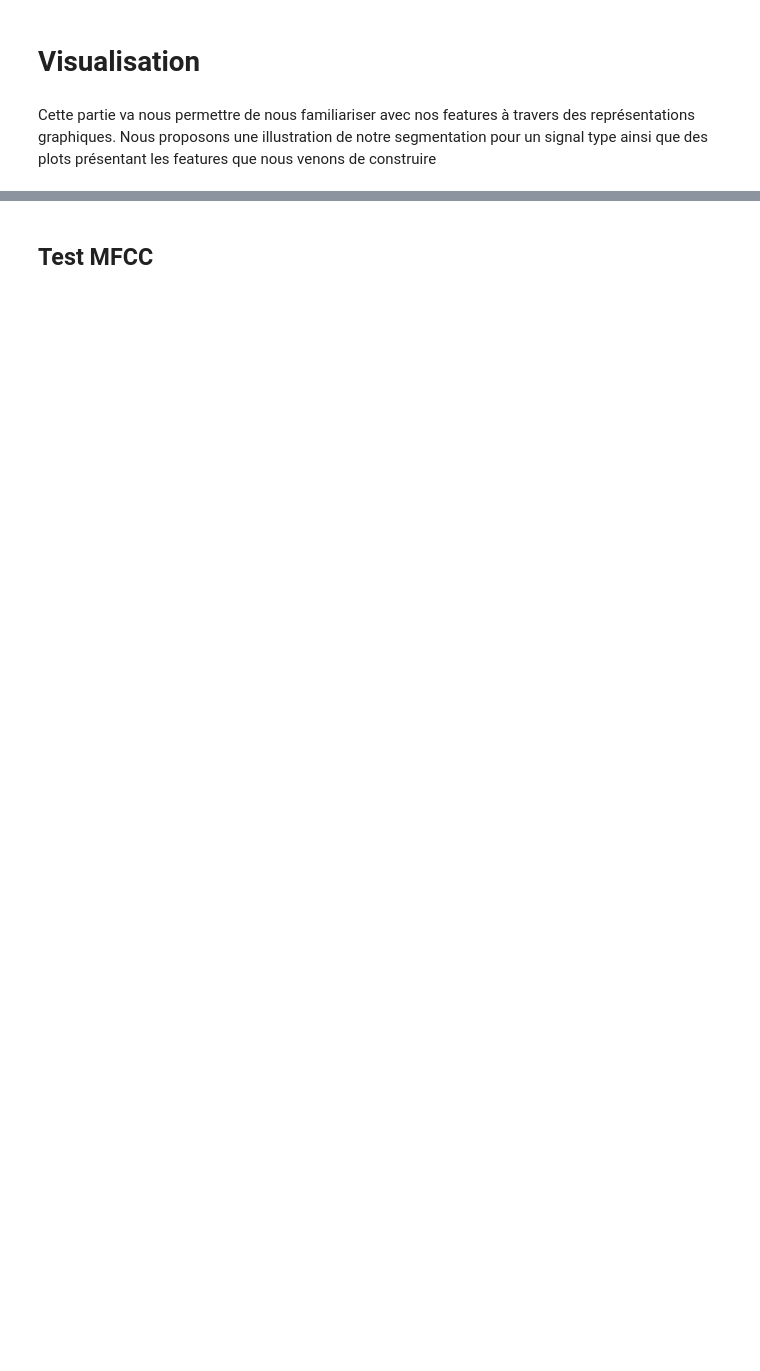
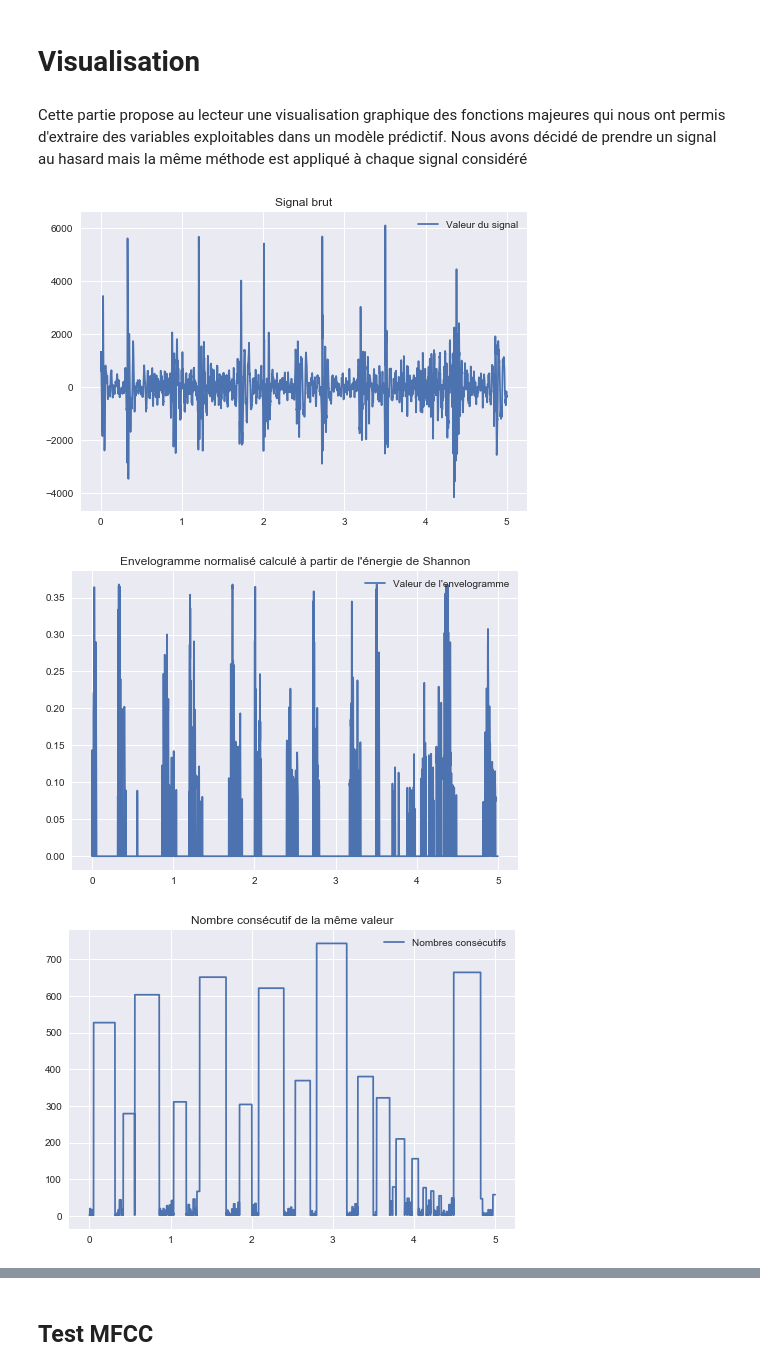
Before and after one commit to aymericfloyrac/Python_for_datascience, a Jupyter notebook: Projet+Python+BA.ipynb, the cells around one changed output, grey strips where cells are left out. Drawn from its saved outputs; the diff is of its cells as text; code cells hidden in the pictures; blank space fills up the shorter version.

```diff
--- a/Projet+Python+BA.ipynb
+++ b/Projet+Python+BA.ipynb
@@ -453,25 +441,51 @@ class PCG:
         return features
 # %% [markdown]
 # Visualisation
-# %% [markdown]
-Cette partie va nous permettre de nous familiariser avec nos features à travers des représentations graphiques. Nous proposons une illustration de notre segmentation pour un signal type ainsi que des plots présentant les features que nous venons de construire
-# %%
-time_length = 10000
-sample = train[87][:time_length]
-# %%
-pcg = PCG(sample)
-segmentation,E,lag,c = pcg.segmentation()
+# %% [markdown]
+Cette partie propose au lecteur une visualisation graphique des fonctions majeures qui nous ont permis d'extraire des variables exploitables dans un modèle prédictif. Nous avons décidé de prendre un signal au hasard mais la même méthode est appliqué à chaque signal considéré
 # %%
-plt.figure(figsize=(14,5))
+signal =  train[87][:time_length]
+pcg = PCG(signal)
+e = pcg.envelogram()
+c = pcg.consec_count()
+segmentation,e,lag,t = pcg.segmentation()
 l = time_length-lag
 x = np.linspace(0,l/2000,l)
-plt.fill_between(x,0,1,where = segmentation=='S1',facecolor='r',alpha=.3,label='S1')
-plt.fill_between(x,0,1,where = segmentation=='S2',facecolor='r',alpha=.1,label='S2')
-plt.fill_between(x,0,1,where = segmentation=='systole',facecolor='b',alpha=.3,label='systole')
-plt.fill_between(x,0,1,where = segmentation=='diastole',facecolor='b',alpha=.1,label='diastole')
 
-plt.plot(x,E/np.max(E),'k',label='signal')
-plt.legend()
-plt.xlabel('temps (s)')
-plt.ylabel('amplitude normalisée')
+fig = plt.subplots(nrows=5, ncols=1)
+
+ax1 = plt.subplot()
+ax1.plot(x,signal, label = "Valeur du signal")
+ax1.set_title("Signal brut")
+ax1.legend()
 plt.show()
+ax2 = plt.subplot()
+ax2.plot(x,e, label = "Valeur de l'envelogramme")
+ax2.set_title("Envelogramme normalisé calculé à partir de l'énergie de Shannon")
+ax2.legend()
+plt.show()
+ax3 = plt.subplot()
+ax3.plot(x,c, label = "Nombres consécutifs")
+ax3.set_title("Nombre consécutif de la même valeur")
+ax3.legend()
+plt.show()
+ax4 = plt.subplot()
+ax4.plot(signal, label = "Signal non traité")
+ax4.vlines(b,-4000,6000, colors='g', label = 'borne des signaux')
+ax4.set_title("Borne de chaque phase du signal")
+ax4.legend()
+plt.show()
+
+ax5 = plt.subplot()
+ax5.fill_between(x,0,1,where = segmentation=='S1',facecolor='r',alpha=.3,label='S1')
+ax5.fill_between(x,0,1,where = segmentation=='S2',facecolor='r',alpha=.1,label='S2')
+ax5.fill_between(x,0,1,where = segmentation=='systole',facecolor='b',alpha=.3,label='systole')
+ax5.fill_between(x,0,1,where = segmentation=='diastole',facecolor='b',alpha=.1,label='diastole')
+ax5.set_title("Segmentation finale")
+ax5.plot(x,E/np.max(E),'k',label='signal')
+ax5.legend()
+plt.show()
+# %% [output]
+[figure, added]
+[figure, added]
+[figure, added]
```
Also changed, not shown: parts of 44 cells of this notebook.
